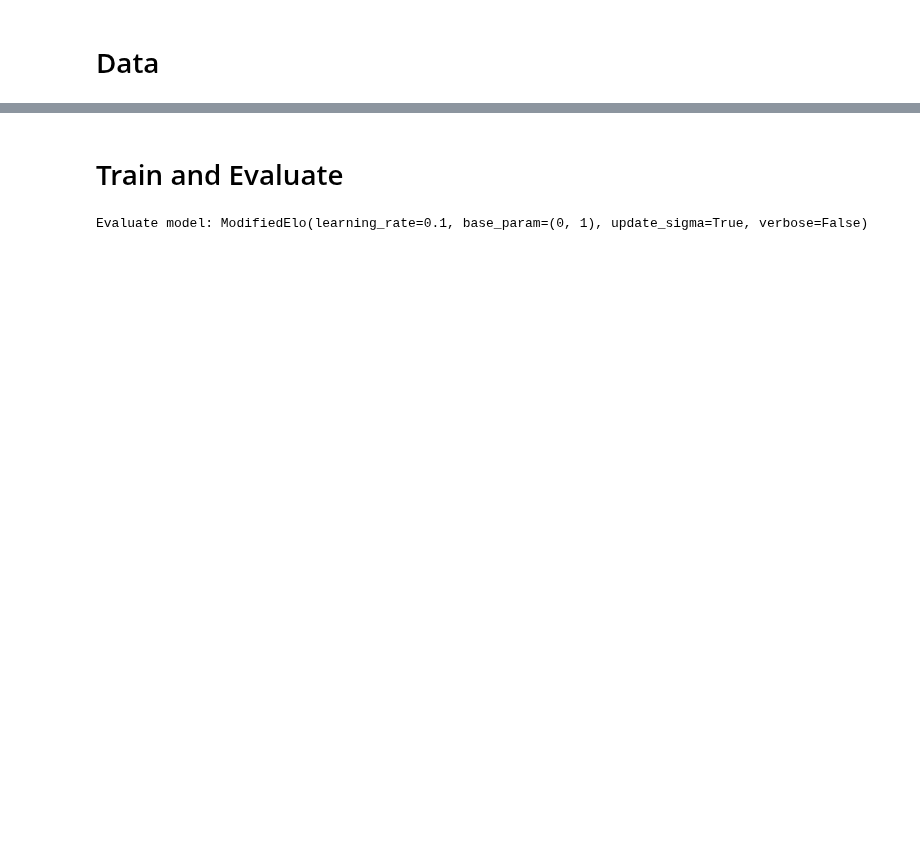
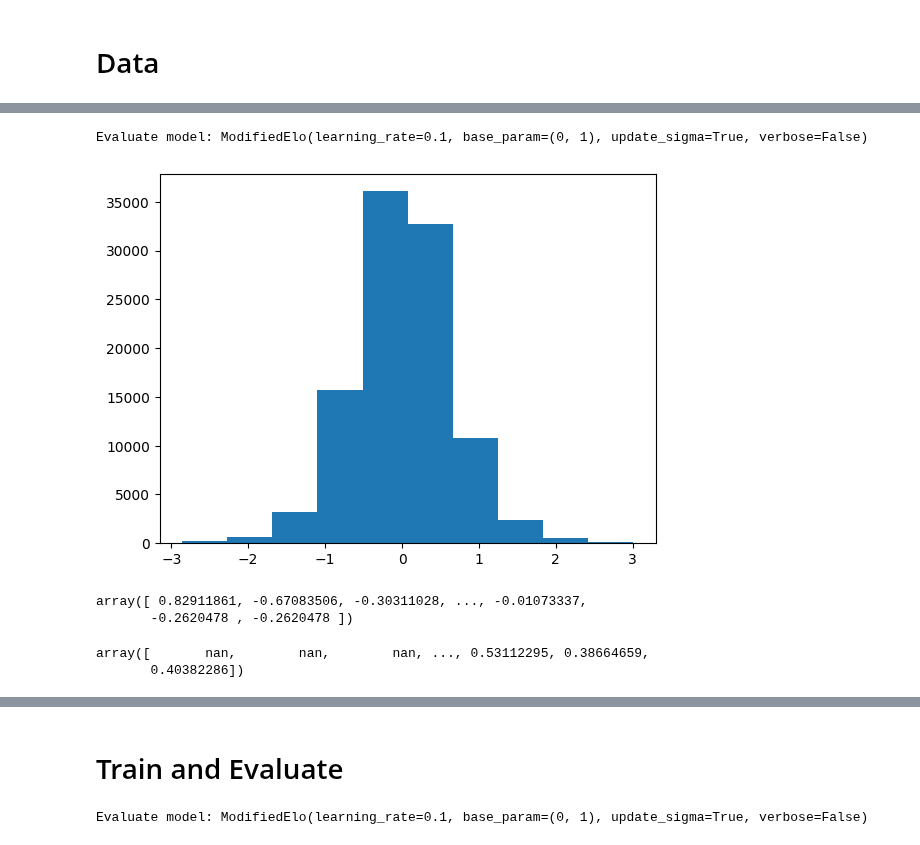
Before and after one commit to ansonkwokth/TableTennisPrediction, a Jupyter notebook: H2H.ipynb, the cells around one changed output, grey strips where cells are left out. Saved outputs shown, nothing was run; the diff lists cells and outputs as text; code cells hidden in the pictures; blank space fills up the shorter version.

```diff
--- a/H2H.ipynb
+++ b/H2H.ipynb
@@ -95,0 +158,47 @@ X_all = format_to_array(df)
+# %%
+def evaluate_point(model, dataset):
+    print(f"Evaluate model: {repr(model)}")
+    _model = copy.deepcopy(model)
+    _model.verbose = False
+
+    history = []
+    predictions = []
+    h2hs = []
+    for idx, matchi in tqdm(enumerate(dataset), desc="Evaluating matches"):
+
+        matchi = matchi.T
+        # h2hi = h2h[idx]
+        player1, player2 = matchi[1]
+
+        found_p1, found_p2, p = _model.predict_point(player1, player2)
+        if not (found_p1 and found_p2): continue
+        if p == 0.5: continue
+        whowillwin = 0 if p > 0.5 else 1
+
+        for seti in matchi[2:]:
+            if np.isnan(seti[0]) or (seti[0] + seti[1]) == 0: break
+            winrate = seti[0] / (seti[0] + seti[1])
+            history.append(winrate)
+            predictions.append(p)
+            # h2hs.append(h2hi)
+
+
+    return np.array(history), np.array(predictions)
+        #  np.array(h2hs)
+# %%
+hist, pred = evaluate_point(modelMElo, X_train)
+# %% [output]
+Evaluate model: ModifiedElo(learning_rate=0.1, base_param=(0, 1), update_sigma=True, verbose=False)
+# %%
+logit_hist = np.log(hist / (1-hist))
+logit_pred = np.log(pred / (1-pred))
+residul = logit_pred - logit_hist
+residul = np.nan_to_num(residul, nan=np.nan, posinf=np.nan, neginf=np.nan)
+plt.hist(residul);
+# %% [output]
+[figure, added]
+# %%
+residul
+# %% [output]
+array([ 0.82911861, -0.67083506, -0.30311028, ..., -0.01073337,
+       -0.2620478 , -0.2620478 ])
@@ -95,0 +207,5 @@ X_all = format_to_array(df)
+# %%
+h2h_train
+# %% [output]
+array([       nan,        nan,        nan, ..., 0.53112295, 0.38664659,
+       0.40382286])
```
Also changed, not shown: parts of 17 cells of this notebook.
